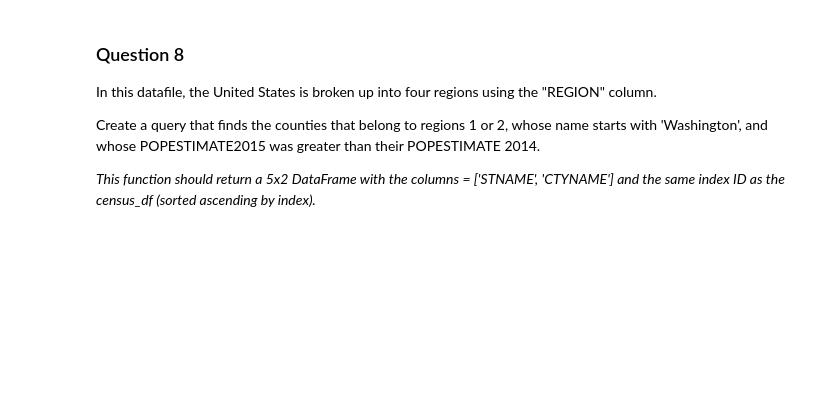
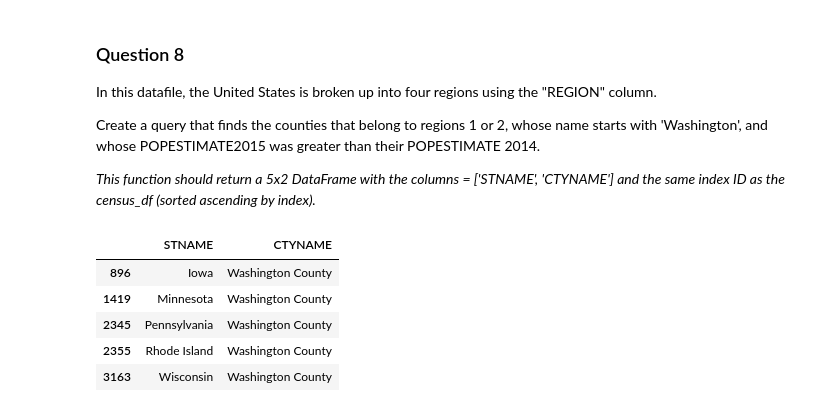
Before and after one commit to jonchang03/IntroDataSciencePython, a Jupyter notebook: Assignment 2.ipynb, the cells around one changed output. Saved outputs shown, nothing was run; the diff lists cells and outputs as text; code cells hidden in the pictures; blank space fills up the shorter version.

```diff
--- a/Assignment 2.ipynb
+++ b/Assignment 2.ipynb
@@ -173,6 +234,18 @@ In this datafile, the United States is broken up into four regions using the "RE
 Create a query that finds the counties that belong to regions 1 or 2, whose name starts with 'Washington', and whose POPESTIMATE2015 was greater than their POPESTIMATE 2014.
 
 *This function should return a 5x2 DataFrame with the columns = ['STNAME', 'CTYNAME'] and the same index ID as the census_df (sorted ascending by index).*
-# %%
-def answer_eight():
-    return "YOUR ANSWER HERE"
+# %%
+def answer_eight():
+    census_df = pd.read_csv('census.csv')
+    census_df = census_df[((census_df['REGION'] == 1) | (census_df['REGION'] == 2))
+    & (census_df['CTYNAME'].str.startswith('Washington'))
+    & (census_df['POPESTIMATE2015'] > census_df['POPESTIMATE2014'])].iloc[:, [5,6]]
+    return census_df
+answer_eight()
+# %% [output]
+|  | STNAME | CTYNAME |
+| 896 | Iowa | Washington County |
+| 1419 | Minnesota | Washington County |
+| 2345 | Pennsylvania | Washington County |
+| 2355 | Rhode Island | Washington County |
+| 3163 | Wisconsin | Washington County |
```
Also changed, not shown: parts of 16 cells of this notebook.
